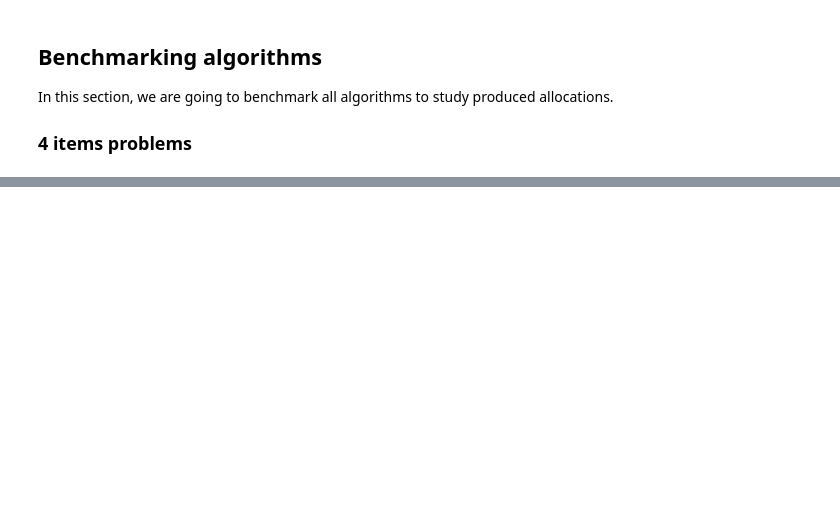
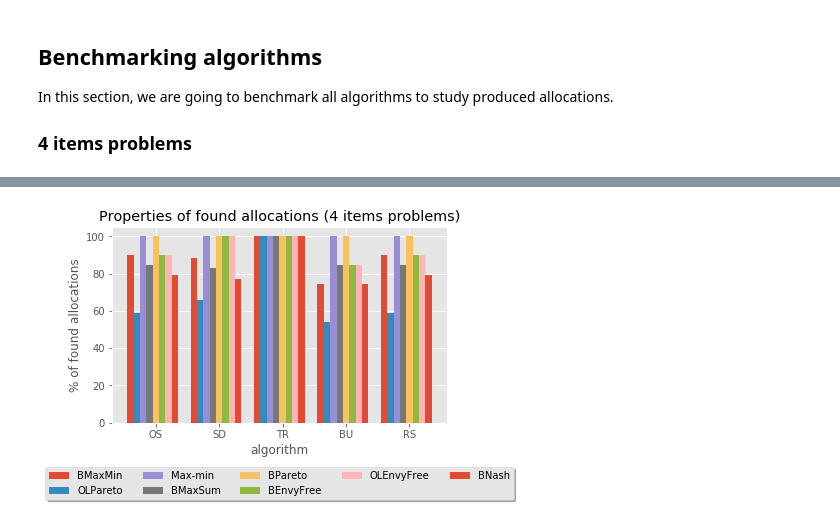
Before and after one commit to p76dub/2P-FairDivision-IndivisibleItems, a Jupyter notebook: FairDiv.ipynb, the cells around one changed output, grey strips where cells are left out. Cells and saved outputs as stored; diff of their text form; code cells hidden in the pictures; blank space fills up the shorter version.

```diff
--- a/FairDiv.ipynb
+++ b/FairDiv.ipynb
@@ -576,0 +615,56 @@ print(benchmark.run())
+# %%
+%matplotlib inline
+import numpy as np
+import matplotlib
+import matplotlib.pyplot as plt
+
+
+# Set style
+plt.style.use('ggplot')
+
+# Gather data
+x = [k for k in result] # Define order
+y = []
+props = [p for p in properties] # Define order
+
+for algo in x:
+    tmp = {}
+    nb_alloc = 0
+    for pb in result[algo]:
+        for alloc in result[algo][pb].data:
+            nb_alloc += 1
+            for prop in alloc:#result[algo][pb].data[alloc]:
+                if prop != "Allocation" and alloc[prop]:
+                    if not tmp.get(prop, False):
+                        tmp[prop] = 0
+                    tmp[prop] += 1
+    for prop in tmp:
+        tmp[prop] *= 100 / nb_alloc
+    y.append([tmp.get(prop, 0) for prop in props])
+
+# Draw
+fig, ax = plt.subplots()
+gap = 0.5 / len(y)
+for i in range(len(props)):
+    ax.bar([j + (i - (len(props) // 2)) * gap for j in range(len(x))], [e[i] for e in y], width=gap, label=props[i])
+
+# Misc
+ax.set(
+    xlabel='algorithm',
+    ylabel='% of found allocations',
+    title='Properties of found allocations (4 items problems)',
+    xticklabels=[0] + x # trick
+)
+
+# Shrink current axis's height by 10% on the bottom
+box = ax.get_position()
+ax.set_position([box.x0, box.y0 + box.height * 0.1,
+                 box.width, box.height * 0.9])
+
+# Put a legend below current axis
+ax.legend(loc='upper center', bbox_to_anchor=(0.5, -0.2),
+          fancybox=True, shadow=True, ncol=5)
+
+plt.show()
+# %% [output]
+[figure, added]
```
Also changed, not shown: parts of 20 cells of this notebook, 3 other files.
